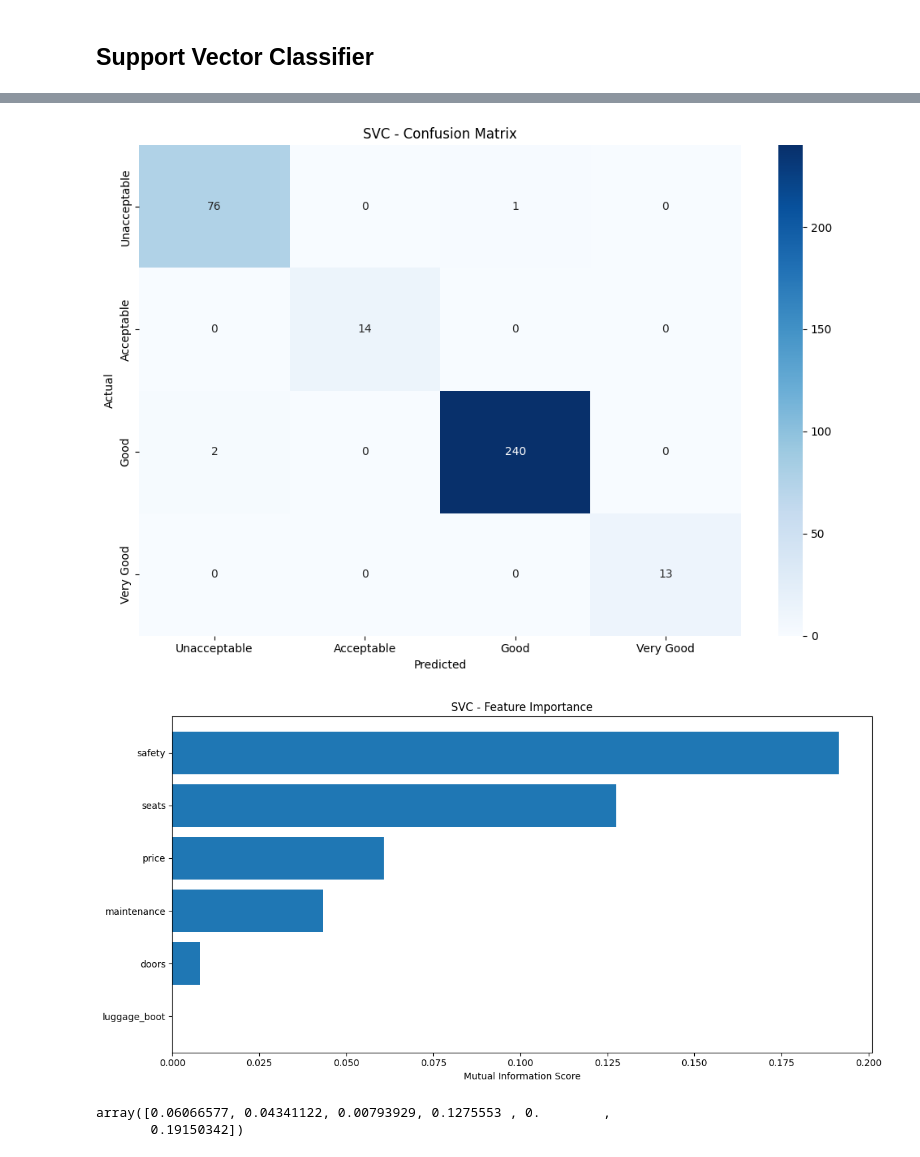
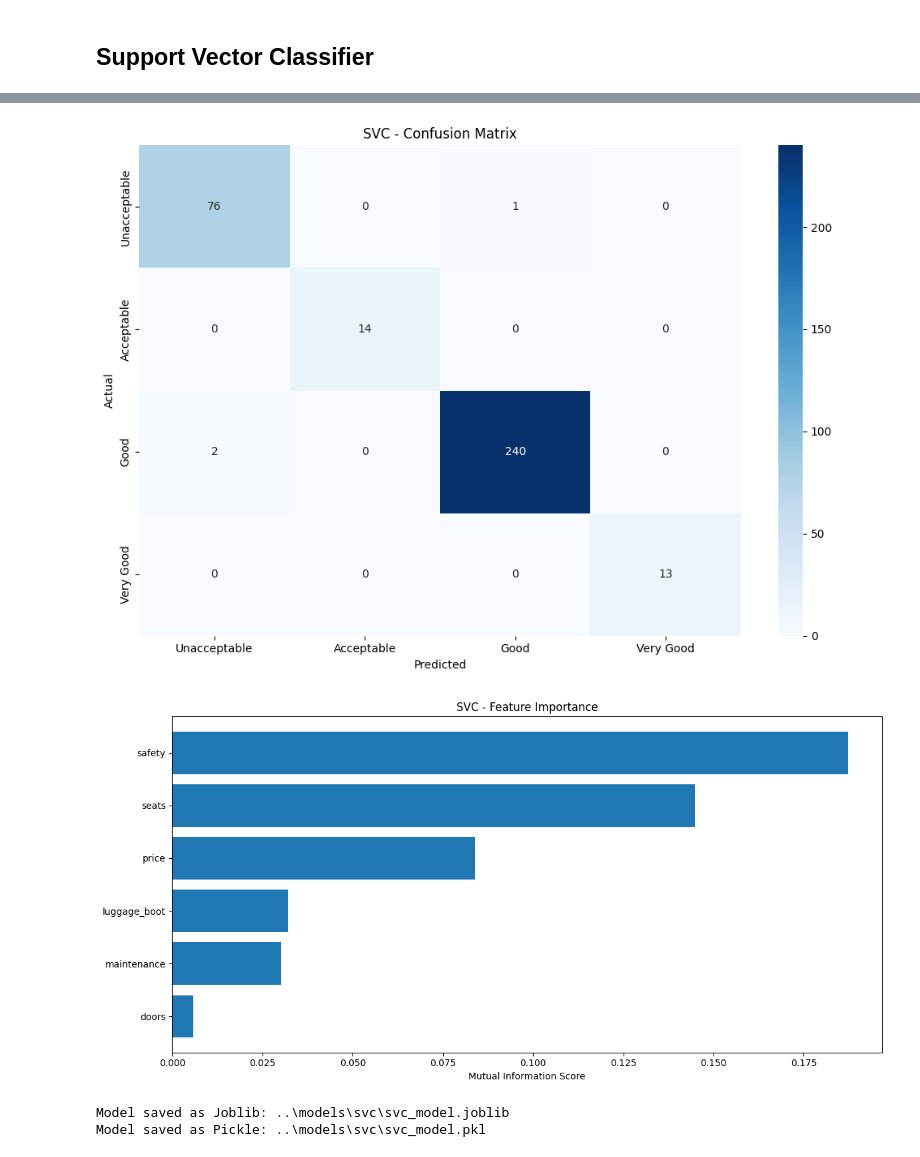
Before and after one commit to jovanovic-djo/car-value-score-prediction, a Jupyter notebook: notebooks/model_training.ipynb, the cells around one changed output, grey strips where cells are left out. Saved outputs shown, nothing was run; the diff lists cells and outputs as text; code cells hidden in the pictures.

Commit message:
retrain and save models and update readme

```diff
--- a/notebooks/model_training.ipynb
+++ b/notebooks/model_training.ipynb
@@ -743,8 +703,6 @@ def plot_svc_feature_importance(model, X_train, feature_names, model_name):
 # %%
 # Train Support Vector Classifier
 svc_model = SVC(
-    #kernel='rbf',        # Radial Basis Function kernel
-    #C=1.0,               # Regularization parameter
     random_state=42      # For reproducibility
 )
 
@@ -760,47 +718,34 @@ svc_results = train_and_evaluate_model(
     class_names=class_names
 )
 
-# # Measure training time
-# start_time = time.time()
-# svc_model.fit(X_train_scaled, y_train)
-# end_time = time.time()
-
-# # Calculate training duration
-# svc_training_duration = end_time - start_time
-# print(f"\nTraining Time for Support Vector Classifier: {svc_training_duration:.4f} seconds")
-
-# # Evaluate Support Vector Classifier
-# print("\nSupport Vector Classifier Analysis:")
-# svc_metrics = evaluate_model(svc_model, X_test_scaled, y_test, 'Support Vector Classifier')
-
 # Plot SVC Feature Importance
 plot_svc_feature_importance(
     svc_results['tuned_model'],
     X_train_scaled,
     feature_names,
     'SVC'
 )
 
-# save_model(svc_model, "svc")
+save_model(svc_model, "svc")
 # %% [output]
 SVC Model Performance:
 Accuracy: 0.9913
 Precision: 0.9926
 Recall: 0.9947
 F1_score: 0.9936
 
 Detailed Classification Report:
               precision    recall  f1-score   support
 
 Unacceptable       0.97      0.99      0.98        77
   Acceptable       1.00      1.00      1.00        14
         Good       1.00      0.99      0.99       242
    Very Good       1.00      1.00      1.00        13
 
     accuracy                           0.99       346
    macro avg       0.99      0.99      0.99       346
 weighted avg       0.99      0.99      0.99       346
 [figure]
-[figure, old version]
+[figure, new version]
-array([0.06066577, 0.04341122, 0.00793929, 0.1275553 , 0.        ,
-       0.19150342])
+Model saved as Joblib: ..\models\svc\svc_model.joblib
+Model saved as Pickle: ..\models\svc\svc_model.pkl
```
Also changed, not shown: parts of 5 cells of this notebook, 13 other files.
